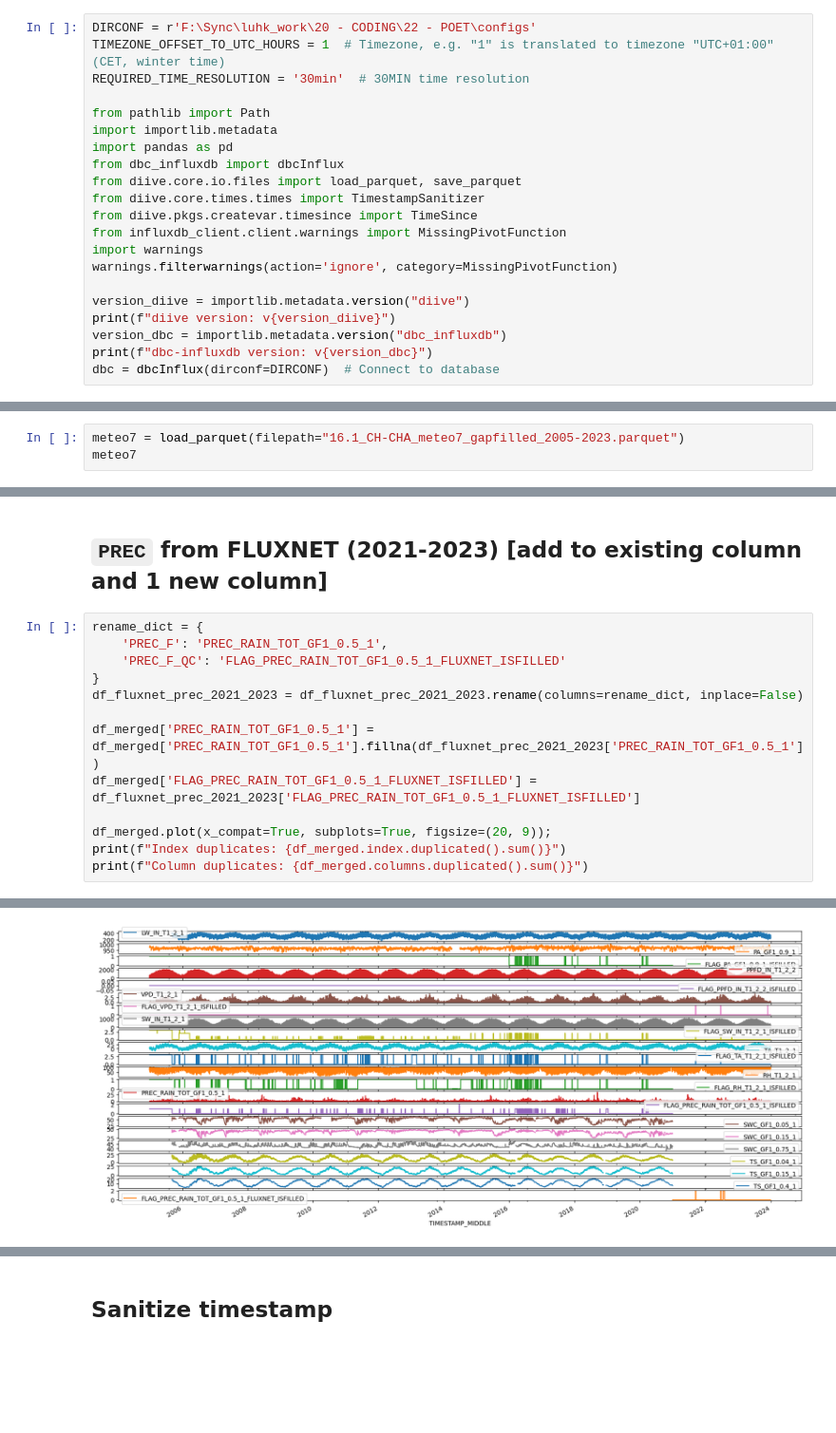
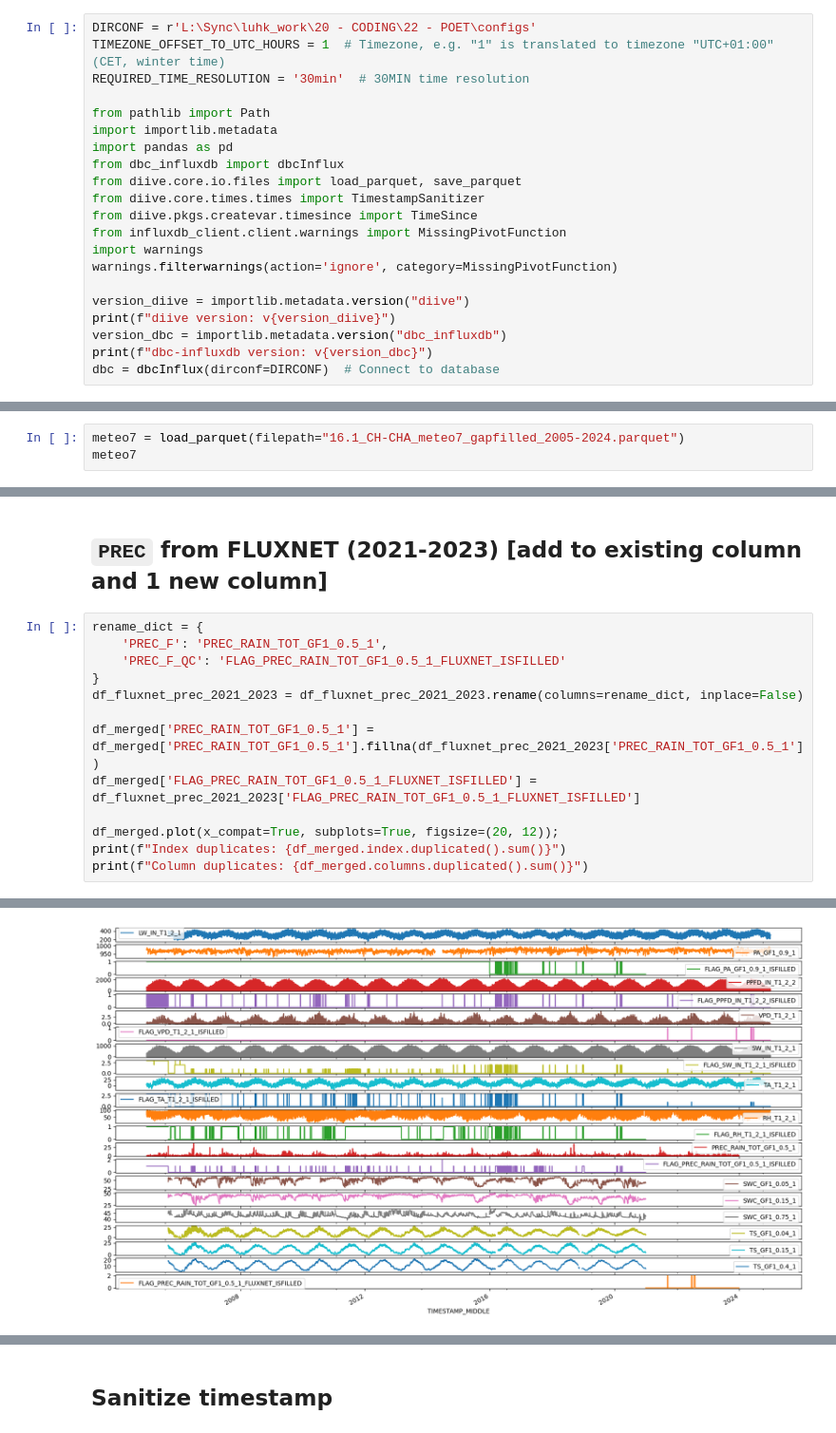
Before and after one commit to holukas/dataset_cha_fp2024_2005-2023, a Jupyter notebook: notebooks/10_METEO/17.0_AddAdditionalMeteoData_PREC_SWC_TS.ipynb, the cells around one changed output, grey strips where cells are left out. Shown at 95% size. Saved outputs shown, nothing was run; the diff lists cells and outputs as text; blank space fills up the shorter version.

Commit message:
Prepare meteo10 incl 2024

```diff
--- a/notebooks/10_METEO/17.0_AddAdditionalMeteoData_PREC_SWC_TS.ipynb
+++ b/notebooks/10_METEO/17.0_AddAdditionalMeteoData_PREC_SWC_TS.ipynb
@@ -4,7 +4,7 @@
 # %% [markdown]
 # Imports
 # %%
-DIRCONF = r'F:\Sync\luhk_work\20 - CODING\22 - POET\configs'
+DIRCONF = r'L:\Sync\luhk_work\20 - CODING\22 - POET\configs'
 TIMEZONE_OFFSET_TO_UTC_HOURS = 1  # Timezone, e.g. "1" is translated to timezone "UTC+01:00" (CET, winter time)
 REQUIRED_TIME_RESOLUTION = '30min'  # 30MIN time resolution
 
@@ -32,6 +32,6 @@ Connection to database works.
 # %% [markdown]
 # Load meteo data so far (M7)
 # %%
-meteo7 = load_parquet(filepath="16.1_CH-CHA_meteo7_gapfilled_2005-2023.parquet")
+meteo7 = load_parquet(filepath="16.1_CH-CHA_meteo7_gapfilled_2005-2024.parquet")
 meteo7
 # %% [output]
@@ -267,17 +270,17 @@ Column duplicates: 0
 # %%
 rename_dict = {
     'PREC_F': 'PREC_RAIN_TOT_GF1_0.5_1',
     'PREC_F_QC': 'FLAG_PREC_RAIN_TOT_GF1_0.5_1_FLUXNET_ISFILLED'
 }
 df_fluxnet_prec_2021_2023 = df_fluxnet_prec_2021_2023.rename(columns=rename_dict, inplace=False)
 
 df_merged['PREC_RAIN_TOT_GF1_0.5_1'] = df_merged['PREC_RAIN_TOT_GF1_0.5_1'].fillna(df_fluxnet_prec_2021_2023['PREC_RAIN_TOT_GF1_0.5_1'])
 df_merged['FLAG_PREC_RAIN_TOT_GF1_0.5_1_FLUXNET_ISFILLED'] = df_fluxnet_prec_2021_2023['FLAG_PREC_RAIN_TOT_GF1_0.5_1_FLUXNET_ISFILLED']
 
-df_merged.plot(x_compat=True, subplots=True, figsize=(20, 9));
+df_merged.plot(x_compat=True, subplots=True, figsize=(20, 12));
 print(f"Index duplicates: {df_merged.index.duplicated().sum()}")
 print(f"Column duplicates: {df_merged.columns.duplicated().sum()}")
 # %% [output]
 Index duplicates: 0
 Column duplicates: 0
-[figure, old version]
+[figure, new version]
```
Also changed, not shown: parts of 26 cells of this notebook.
